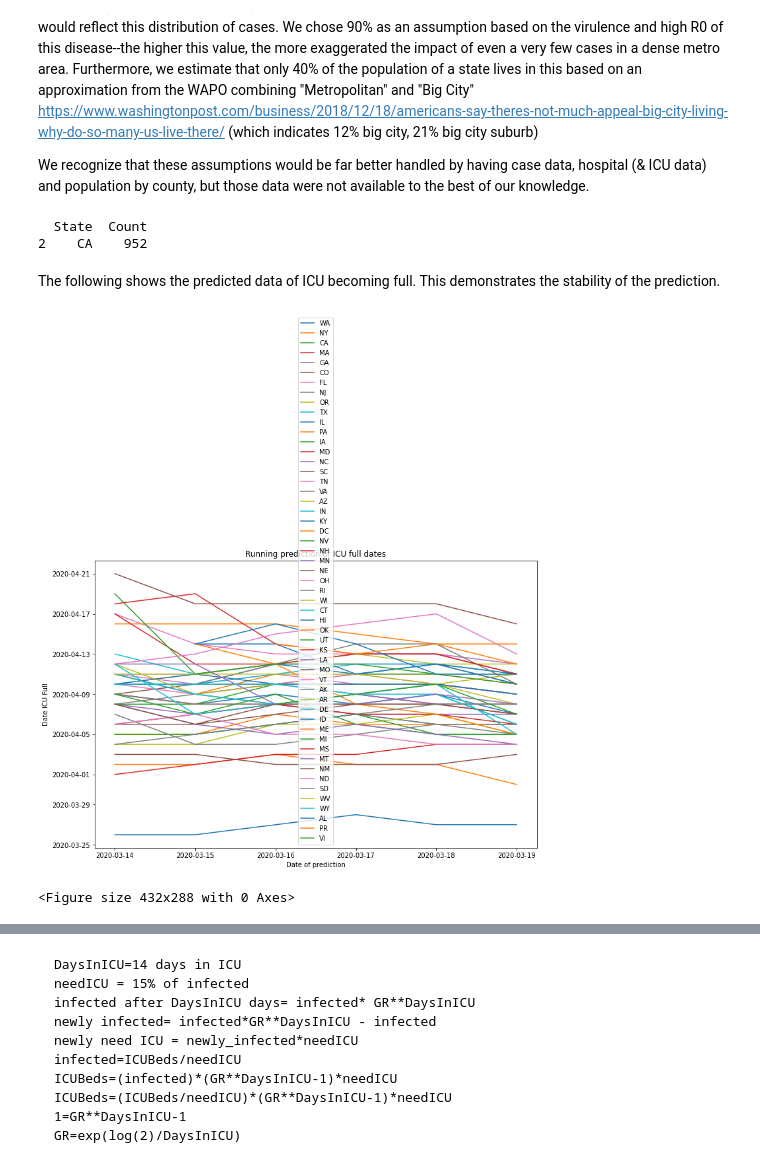
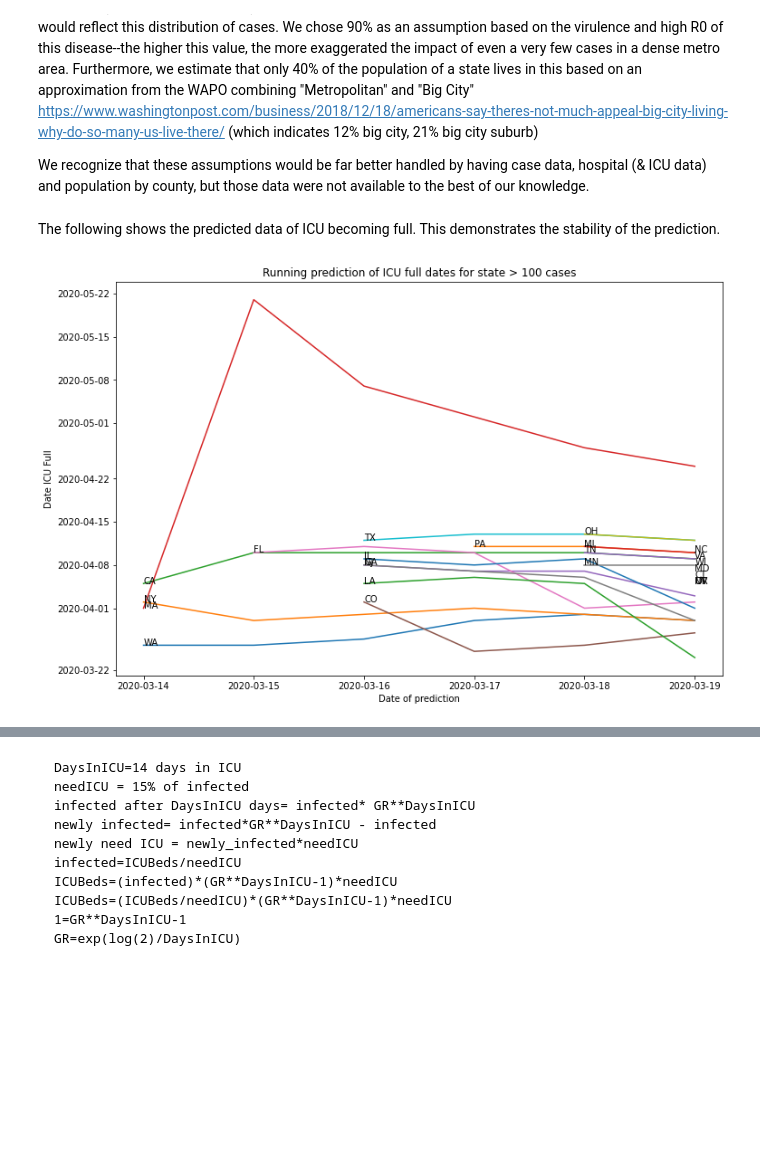
Before and after one commit to daveselinger/covid-19-hackathon, a Jupyter notebook: by_state_covid_analysis.ipynb, the cells around one changed output, grey strips where cells are left out. Drawn from its saved outputs; the diff is of its cells as text; code cells hidden in the pictures; blank space fills up the shorter version.

Commit message:
Corrected the running ICU full estimation. Filter case>100.

```diff
--- a/by_state_covid_analysis.ipynb
+++ b/by_state_covid_analysis.ipynb
@@ -242,6 +242,7 @@ https://www.washingtonpost.com/business/2018/12/18/americans-say-theres-not-much
 
 We recognize that these assumptions would be far better handled by having case data, hospital (& ICU data) and population by county, but those data were not available to the best of our knowledge.
 # %%
+GROWTH_RATE_MIN_THRESHOLD=100
 def calcBaseGR(days):
   base_data=us_timeseries.iloc[:,52:52+days-2].sum()
   results=scipy.optimize.curve_fit(lambda day,gr: base_data[0]*pow(gr,day),  range(len(base_data)),  base_data,  p0=(2))
@@ -255,7 +256,7 @@ def create_dfs(enddate=datetime.datetime.today().date(),startdate=datetime.date(
 
 
   def func(data,base_GR):
-    if len(data)<GROWTH_RATE_MIN_THRESHOLD:
+    if data[-1]<GROWTH_RATE_MIN_THRESHOLD or len(data)<3:
       return base_GR
     fit=scipy.optimize.curve_fit(lambda day,gr: data[0]*pow(gr,day),  range(len(data)),  data,  p0=(2))
     return float(fit[0][0])
@@ -288,52 +289,52 @@ def create_dfs(enddate=datetime.datetime.today().date(),startdate=datetime.date(
   def func(days):
     return enddate+datetime.timedelta(days=int(days))
   growth_df['ICU Full Date']=growth_df[valid_dates].apply(lambda x: func(x['Days To ICU Capacity']),axis=1)
+  growth_df['FirstDataDate']=startdate
   return  growth_df
 
-def create_plot_dfs(enddate=datetime.datetime.today().date(),startdate=datetime.date(2020,3,10)):
+def create_plot_dfs(enddate=datetime.datetime.today().date(),startdate=datetime.date(2020,3,10),threshold=None):
   ts=us_timeseries.reset_index()
   plot_df=ts.melt(id_vars=['Province/State'],var_name="Day",value_vars=ts.columns[52:],value_name="Count")
   plot_df=plot_df.rename(columns={'Province/State':'State'})
+  if threshold is not None:
+    plot_df=plot_df[plot_df.Count>threshold]
   plot_df['State']=plot_df.State.map(us_state_abbrev)
   return plot_df
 
 us_growthseries_df=create_dfs()
 us_plotseries_df=create_plot_dfs()
-us_growthseries_df[us_growthseries_df.State=='WA']
-print(us_growthseries_df.loc[us_growthseries_df.State=='CA',['State','Count']])
+us_plot100series_df=create_plot_dfs(threshold=100)
-# %% [output]
-  State  Count
-2    CA    952
 # %% [markdown]
 The following shows the predicted data of ICU becoming full. This demonstrates the stability of the prediction.
 # %%
 df=pd.DataFrame(create_dfs()['State'])
 daterange=pd.date_range(datetime.date(2020,3,14),pd.datetime.today()).tolist()[:-2]
 for dt in  daterange:
   df2=create_dfs(enddate=dt.date())
+  df2[df2.Count<50]=None
   df[dt]=df2['ICU Full Date']
 
 rowiter=df.iterrows()
 while rowiter is not None:
   fig, ax = plt.subplots(figsize=(12, 8))
   try:
     for nl in range(60):
       idx,row=next(rowiter)
       valid=[isinstance(x,datetime.date) for x in list(row[1:])]
+      if not np.any(valid):
+        continue
+      idx=np.argmax(valid)
       ax.plot(np.array(daterange)[valid],row[1:][valid].to_numpy(),label=row.State)
+      ax.text(daterange[idx], row[idx+1], row.State)
   except StopIteration:
     rowiter=None
-  plt.legend()
   ax.set(
-      title='Running prediction of ICU full dates',
+      title='Running prediction of ICU full dates for state > 100 cases',
       xlabel='Date of prediction',
       ylabel='Date ICU Full')
   plt.show()
-  plt.clf()
-plt.show()
 # %% [output]
-[figure, old version]
+[figure, new version]
-<Figure size 432x288 with 0 Axes>
 # %%
 
 #TODO: Update this daily, and figure out if we can easily publish this to the web and update a website daily.
```
Also changed, not shown: parts of 4 cells of this notebook.
